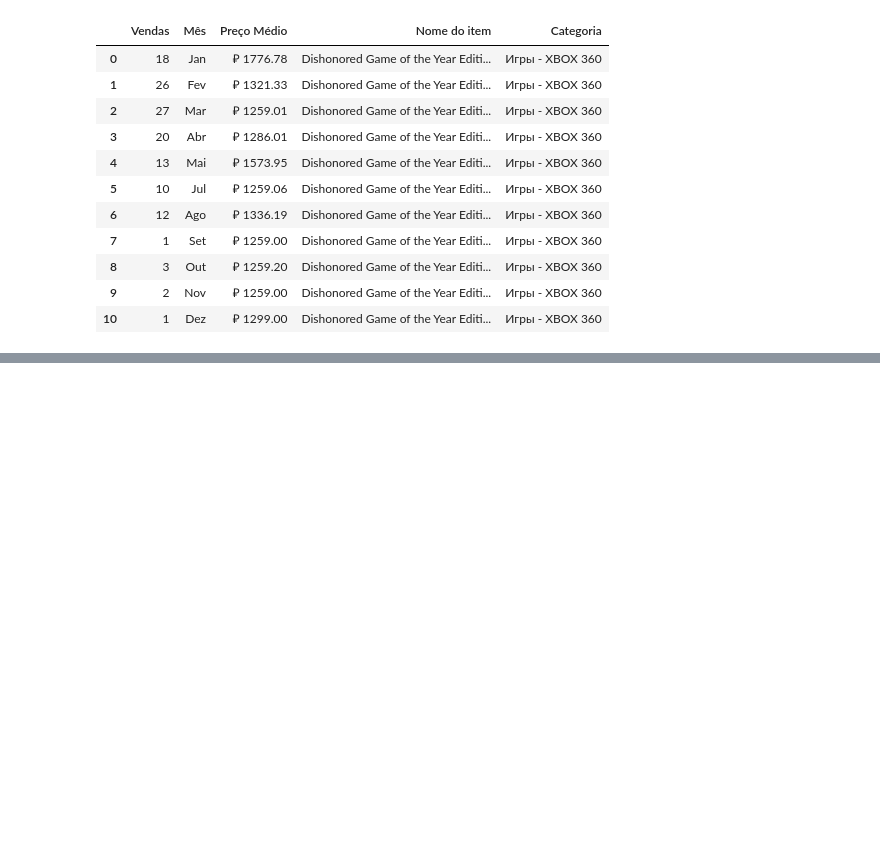
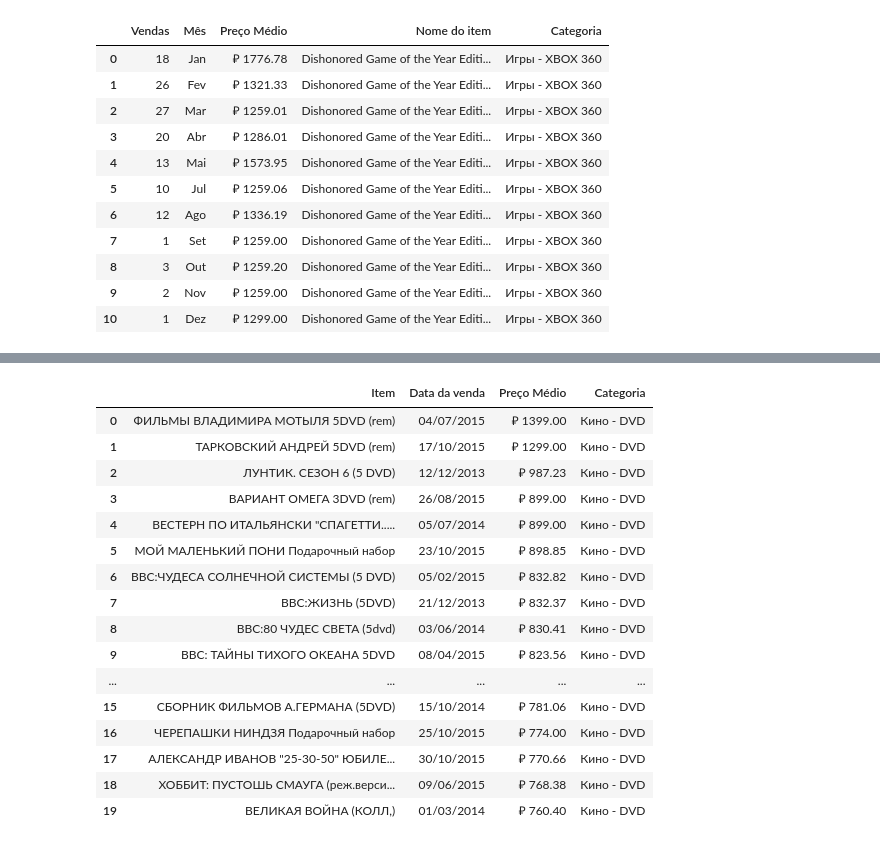
Before and after one commit to alissone/banco_de_dados, a Jupyter notebook: QueriesSQL.ipynb, the cells around one changed output, grey strips where cells are left out. Saved outputs shown, nothing was run; the diff lists cells and outputs as text; code cells hidden in the pictures; blank space fills up the shorter version.

Commit message:
update query 4

```diff
--- a/QueriesSQL.ipynb
+++ b/QueriesSQL.ipynb
@@ -172,0 +182,21 @@ pd.read_sql(query3, conn)
+# %%
+query4 = ler_arquivo(QUERIES_FOLDER + "query4.sql")
+pd.read_sql(query4, conn)
+# %% [output]
+|  | Item | Data da venda | Preço Médio | Categoria |
+| 0 | ФИЛЬМЫ ВЛАДИМИРА МОТЫЛЯ 5DVD (rem) | 04/07/2015 | ₽ 1399.00 | Кино - DVD |
+| 1 | ТАРКОВСКИЙ АНДРЕЙ 5DVD (rem) | 17/10/2015 | ₽ 1299.00 | Кино - DVD |
+| 2 | ЛУНТИК. СЕЗОН 6 (5 DVD) | 12/12/2013 | ₽ 987.23 | Кино - DVD |
+| 3 | ВАРИАНТ ОМЕГА 3DVD (rem) | 26/08/2015 | ₽ 899.00 | Кино - DVD |
+| 4 | ВЕСТЕРН ПО ИТАЛЬЯНСКИ "СПАГЕТТИ..... | 05/07/2014 | ₽ 899.00 | Кино - DVD |
+| 5 | МОЙ МАЛЕНЬКИЙ ПОНИ Подарочный набор | 23/10/2015 | ₽ 898.85 | Кино - DVD |
+| 6 | ВВС:ЧУДЕСА СОЛНЕЧНОЙ СИСТЕМЫ (5 DVD) | 05/02/2015 | ₽ 832.82 | Кино - DVD |
+| 7 | ВВС:ЖИЗНЬ (5DVD) | 21/12/2013 | ₽ 832.37 | Кино - DVD |
+| 8 | ВВС:80 ЧУДЕС СВЕТА (5dvd) | 03/06/2014 | ₽ 830.41 | Кино - DVD |
+| 9 | ВВС: ТАЙНЫ ТИХОГО ОКЕАНА 5DVD | 08/04/2015 | ₽ 823.56 | Кино - DVD |
+| ... | ... | ... | ... | ... |
+| 15 | СБОРНИК ФИЛЬМОВ А.ГЕРМАНА (5DVD) | 15/10/2014 | ₽ 781.06 | Кино - DVD |
+| 16 | ЧЕРЕПАШКИ НИНДЗЯ Подарочный набор | 25/10/2015 | ₽ 774.00 | Кино - DVD |
+| 17 | АЛЕКСАНДР ИВАНОВ "25-30-50" ЮБИЛЕ... | 30/10/2015 | ₽ 770.66 | Кино - DVD |
+| 18 | ХОББИТ: ПУСТОШЬ СМАУГА (реж.верси... | 09/06/2015 | ₽ 768.38 | Кино - DVD |
+| 19 | ВЕЛИКАЯ ВОЙНА (КОЛЛ,) | 01/03/2014 | ₽ 760.40 | Кино - DVD |
```
Also changed, not shown: parts of 10 cells of this notebook.
